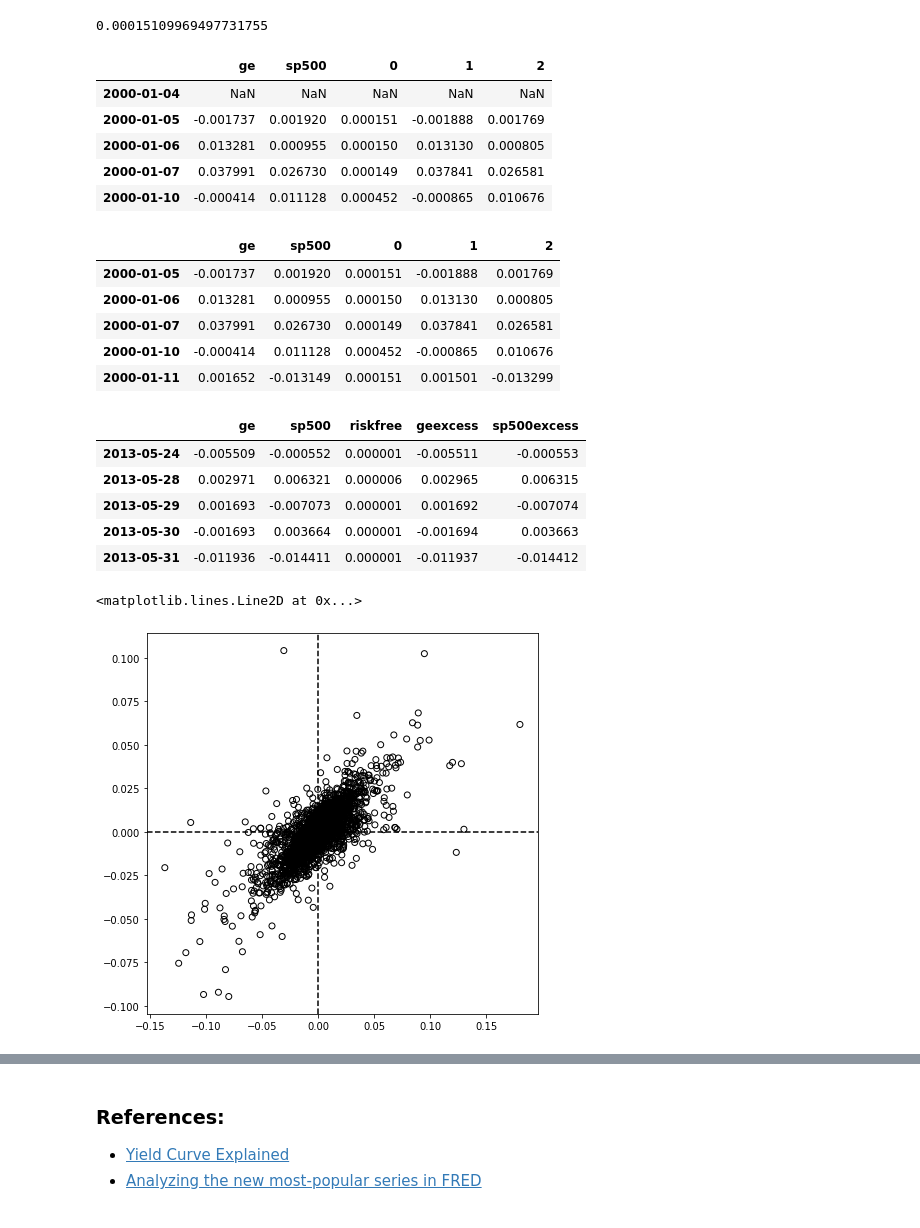
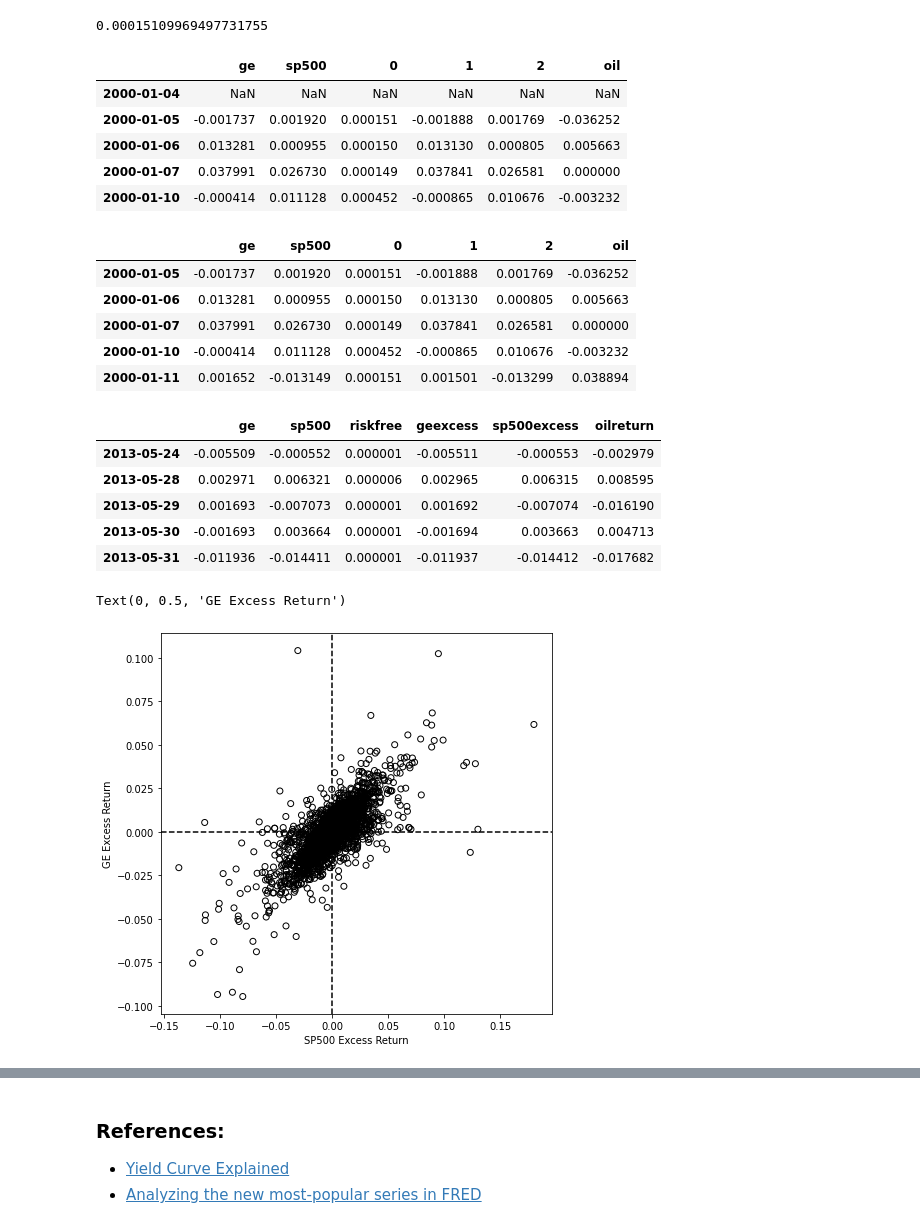
Before and after one commit to oceanumeric/python-finance, a Jupyter notebook: financial_econometrics/Constant_Expected_Return.ipynb, the cells around one changed output, grey strips where cells are left out. Saved outputs shown, nothing was run; the diff lists cells and outputs as text; code cells hidden in the pictures.

```diff
--- a/financial_econometrics/Constant_Expected_Return.ipynb
+++ b/financial_econometrics/Constant_Expected_Return.ipynb
@@ -353,3 +354,6 @@ sp500_daily_cr.head()
 2000-01-07    0.026730
 2000-01-10    0.011128
 Name: sp500, dtype: float64
+# %%
+oil_daily_cr = np.log(time_series_dataset['oil']).diff()
+oil_daily_cr.head()
@@ -428,43 +439,45 @@ ge_daily_excess = ge_daily_cr[1:] - daily_riskfree
 sp500_daily_excess = sp500_daily_cr[1:] - daily_riskfree
 # %%
 # put them together
-daily_core = pd.concat([ge_daily_cr, sp500_daily_cr, daily_riskfree, ge_daily_excess, sp500_daily_excess], axis=1)
+daily_core = pd.concat([ge_daily_cr, sp500_daily_cr, daily_riskfree, ge_daily_excess, sp500_daily_excess, oil_daily_cr], axis=1)
 daily_core.head()
 # %% [output]
-|  | ge | sp500 | 0 | 1 | 2 |
-| 2000-01-04 | NaN | NaN | NaN | NaN | NaN |
-| 2000-01-05 | -0.001737 | 0.001920 | 0.000151 | -0.001888 | 0.001769 |
-| 2000-01-06 | 0.013281 | 0.000955 | 0.000150 | 0.013130 | 0.000805 |
-| 2000-01-07 | 0.037991 | 0.026730 | 0.000149 | 0.037841 | 0.026581 |
-| 2000-01-10 | -0.000414 | 0.011128 | 0.000452 | -0.000865 | 0.010676 |
+|  | ge | sp500 | 0 | 1 | 2 | oil |
+| 2000-01-04 | NaN | NaN | NaN | NaN | NaN | NaN |
+| 2000-01-05 | -0.001737 | 0.001920 | 0.000151 | -0.001888 | 0.001769 | -0.036252 |
+| 2000-01-06 | 0.013281 | 0.000955 | 0.000150 | 0.013130 | 0.000805 | 0.005663 |
+| 2000-01-07 | 0.037991 | 0.026730 | 0.000149 | 0.037841 | 0.026581 | 0.000000 |
+| 2000-01-10 | -0.000414 | 0.011128 | 0.000452 | -0.000865 | 0.010676 | -0.003232 |
 # %%
 daily_core_clean = daily_core.dropna()
 daily_core_clean.head()
 # %% [output]
-|  | ge | sp500 | 0 | 1 | 2 |
-| 2000-01-05 | -0.001737 | 0.001920 | 0.000151 | -0.001888 | 0.001769 |
-| 2000-01-06 | 0.013281 | 0.000955 | 0.000150 | 0.013130 | 0.000805 |
-| 2000-01-07 | 0.037991 | 0.026730 | 0.000149 | 0.037841 | 0.026581 |
-| 2000-01-10 | -0.000414 | 0.011128 | 0.000452 | -0.000865 | 0.010676 |
-| 2000-01-11 | 0.001652 | -0.013149 | 0.000151 | 0.001501 | -0.013299 |
+|  | ge | sp500 | 0 | 1 | 2 | oil |
+| 2000-01-05 | -0.001737 | 0.001920 | 0.000151 | -0.001888 | 0.001769 | -0.036252 |
+| 2000-01-06 | 0.013281 | 0.000955 | 0.000150 | 0.013130 | 0.000805 | 0.005663 |
+| 2000-01-07 | 0.037991 | 0.026730 | 0.000149 | 0.037841 | 0.026581 | 0.000000 |
+| 2000-01-10 | -0.000414 | 0.011128 | 0.000452 | -0.000865 | 0.010676 | -0.003232 |
+| 2000-01-11 | 0.001652 | -0.013149 | 0.000151 | 0.001501 | -0.013299 | 0.038894 |
 # %%
-daily_core_clean.columns = ['ge', 'sp500', 'riskfree', 'geexcess', 'sp500excess']
+daily_core_clean.columns = ['ge', 'sp500', 'riskfree', 'geexcess', 'sp500excess', 'oilreturn']
 # %%
 daily_core_clean.tail()
 # %% [output]
-|  | ge | sp500 | riskfree | geexcess | sp500excess |
-| 2013-05-24 | -0.005509 | -0.000552 | 0.000001 | -0.005511 | -0.000553 |
-| 2013-05-28 | 0.002971 | 0.006321 | 0.000006 | 0.002965 | 0.006315 |
-| 2013-05-29 | 0.001693 | -0.007073 | 0.000001 | 0.001692 | -0.007074 |
-| 2013-05-30 | -0.001693 | 0.003664 | 0.000001 | -0.001694 | 0.003663 |
-| 2013-05-31 | -0.011936 | -0.014411 | 0.000001 | -0.011937 | -0.014412 |
+|  | ge | sp500 | riskfree | geexcess | sp500excess | oilreturn |
+| 2013-05-24 | -0.005509 | -0.000552 | 0.000001 | -0.005511 | -0.000553 | -0.002979 |
+| 2013-05-28 | 0.002971 | 0.006321 | 0.000006 | 0.002965 | 0.006315 | 0.008595 |
+| 2013-05-29 | 0.001693 | -0.007073 | 0.000001 | 0.001692 | -0.007074 | -0.016190 |
+| 2013-05-30 | -0.001693 | 0.003664 | 0.000001 | -0.001694 | 0.003663 | 0.004713 |
+| 2013-05-31 | -0.011936 | -0.014411 | 0.000001 | -0.011937 | -0.014412 | -0.017682 |
 # %%
 # plot the excess return of GE vs those of the SP500
 fig, axes = plt.subplots(1, 1, figsize=(7, 7))
 axes.scatter(daily_core_clean['geexcess'], daily_core_clean['sp500excess'],
              color='k', facecolors='none')
 axes.axhline(y=0, color='k', linestyle='dashed')
 axes.axvline(x=0, color='k', linestyle='dashed')
+axes.set_xlabel("SP500 Excess Return")
+axes.set_ylabel("GE Excess Return")
 # %% [output]
-<matplotlib.lines.Line2D at 0x...>
+Text(0, 0.5, 'GE Excess Return')
-[figure, old version]
+[figure, new version]
```
Also changed, not shown: parts of 24 cells of this notebook.
